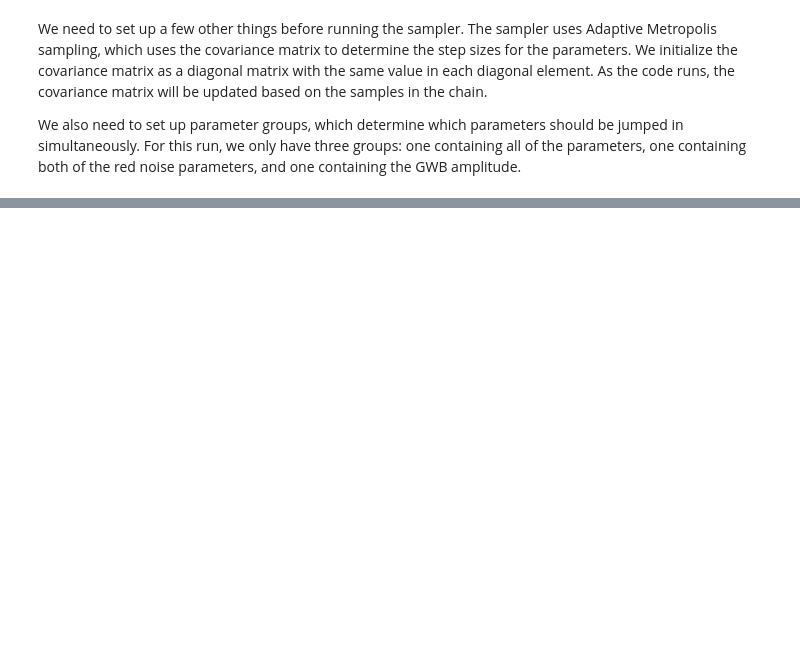
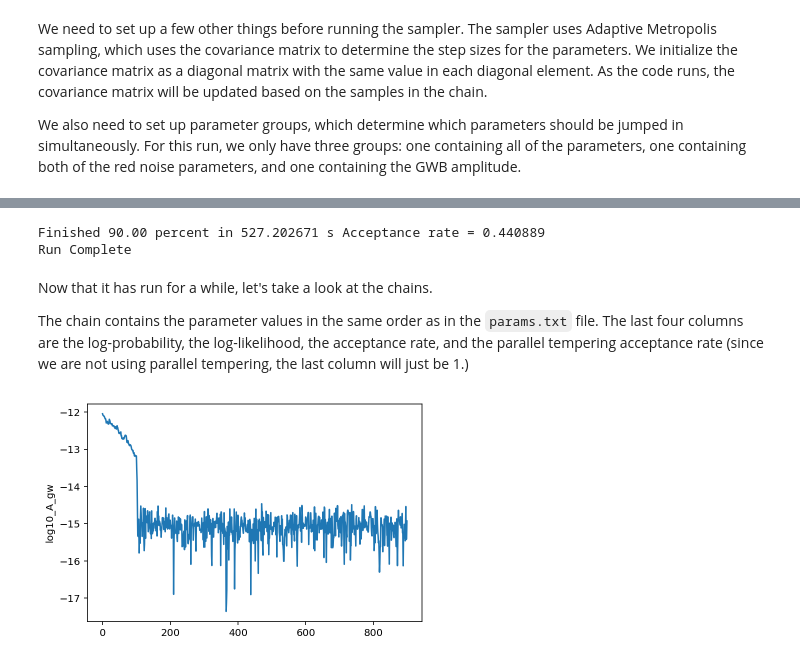
Before and after one commit to svigeland/pta_tutorial, a Jupyter notebook: pulsar_timing_tutorial.ipynb, the cells around one changed output, grey strips where cells are left out. Drawn from its saved outputs; the diff is of its cells as text; code cells hidden in the pictures; blank space fills up the shorter version.

```diff
--- a/pulsar_timing_tutorial.ipynb
+++ b/pulsar_timing_tutorial.ipynb
@@ -188,5 +201,21 @@ sampler = ptmcmc(ndim, pta.get_lnlikelihood, pta.get_lnprior, cov, groups=groups
 # %%
 # sampler for N steps
-N = int(1e6)
+# by default, the sampler saves every 10th step in the chain file
+N = int(1e4)
 x0 = np.hstack(p.sample() for p in pta.params)
 sampler.sample(x0, N, SCAMweight=30, AMweight=15, DEweight=50, )
+# %% [output]
+Finished 90.00 percent in 527.202671 s Acceptance rate = 0.440889
+Run Complete
+# %% [markdown]
+Now that it has run for a while, let's take a look at the chains.
+
+The chain contains the parameter values in the same order as in the `params.txt` file. The last four columns are the log-probability, the log-likelihood, the acceptance rate, and the parallel tempering acceptance rate (since we are not using parallel tempering, the last column will just be 1.)
+# %%
+chain = np.loadtxt('chains/chain_1.txt')
+params = list(np.loadtxt('chains/params.txt', dtype='S42'))
+# %%
+plt.plot(chain[:,params.index('log10_A_gw')]);
+plt.ylabel('log10_A_gw');
+# %% [output]
+[figure, added]
```
Also changed, not shown: parts of 20 cells of this notebook.
